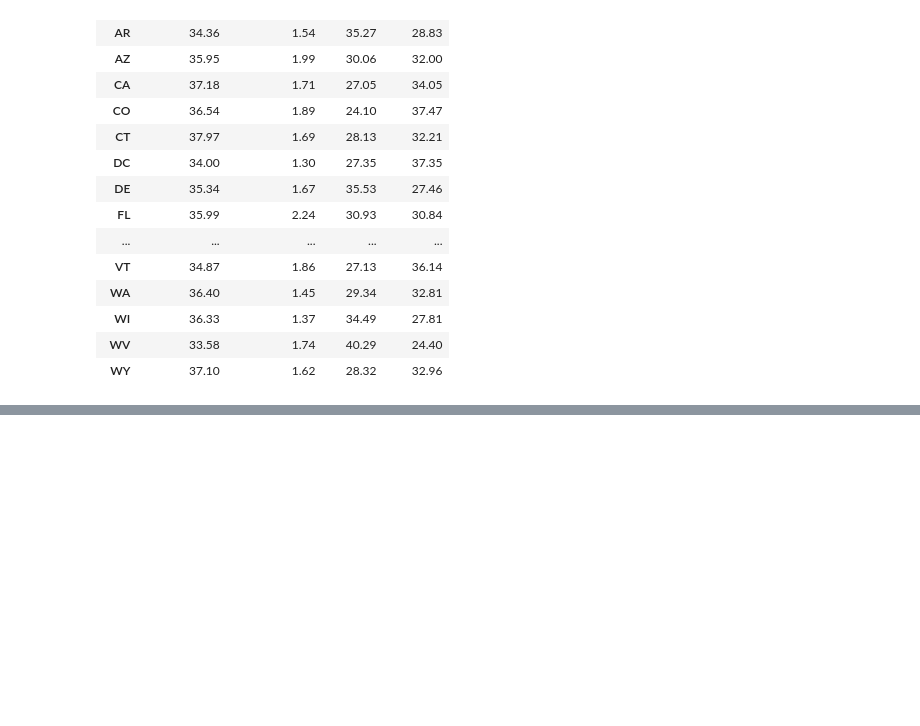
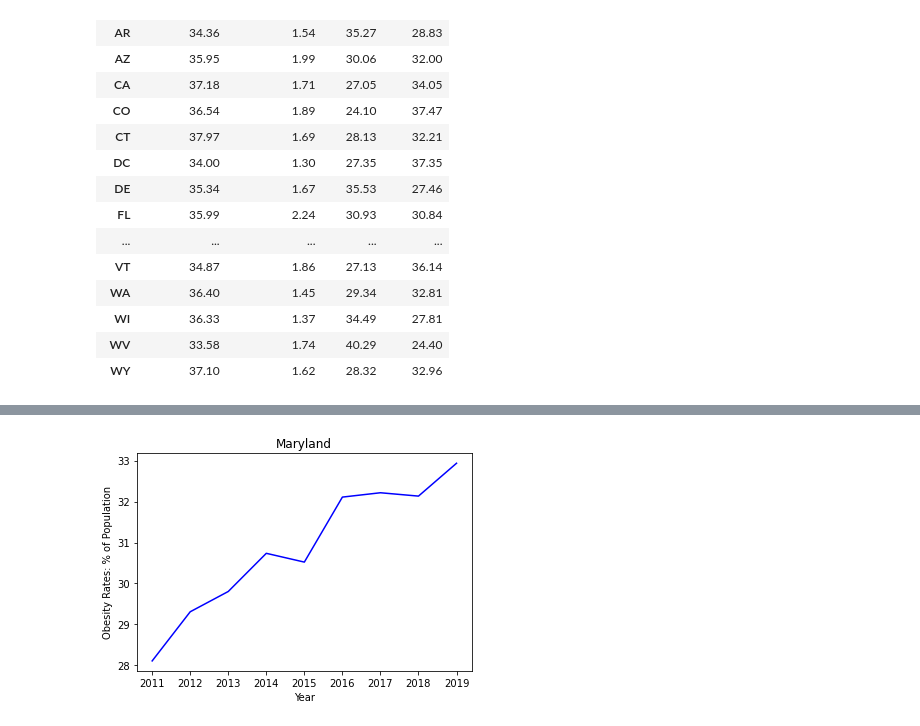
Before and after one commit to rnwokoye/analysing_obesisty_trends, a Jupyter notebook: State_Analysis.ipynb, the cells around one changed output, grey strips where cells are left out. Drawn from its saved outputs; the diff is of its cells as text; code cells hidden in the pictures; blank space fills up the shorter version.

```diff
--- a/State_Analysis.ipynb
+++ b/State_Analysis.ipynb
@@ -258,0 +275,7 @@ Text(0, 0.5, 'Normal Weight: BMI 18.5-24.9')
+# %%
+# Bug Fix
+md_df_reduced_1['BMI Range'] = md_df_reduced_1['BMI Range'].str.replace('bmi', 'BMI')
+# %%
+# Reset index and Rename DF
+md_clean_df_1 = md_df_reduced_1.reset_index(drop=True)
+md_clean_df_1.head()
@@ -258,0 +302,23 @@ Text(0, 0.5, 'Normal Weight: BMI 18.5-24.9')
+# %%
+# Get sum of total respondents for each year
+md_year_sum = md_clean_df_1.groupby('Year')['Number of Respondents'].sum()
+
+# Get sum of obese respondents for each year
+md_obesity_sum = md_clean_df_1.loc[md_clean_df_1["BMI Range"] == 'Obese (BMI 30.0 - 99.8)'].groupby("Year")["Number of Respondents"].sum()
+
+# Get obesity rates for each year
+md_obesity_rates = (md_obesity_sum / md_year_sum) * 100
+# %%
+# Sort Values to Start with 2011
+md_clean_df_1_ascending = md_clean_df_1.sort_values("Year", ascending=True)
+# %%
+# Plot Maryland obesity rates since 2011
+x_values_md_line = md_clean_df_1_ascending['Year'].unique()
+y_values_md_line = md_obesity_rates
+md_plot = plt.plot(x_values_md_line, y_values_md_line, color="blue")
+plt.title("Maryland")
+plt.xlabel("Year")
+plt.ylabel("Obesity Rates: % of Population")
+plt.savefig("Output_Data/Fig5.png")
+# %% [output]
+[figure, added]
```
Also changed, not shown: parts of 19 cells of this notebook, 11 other files.
